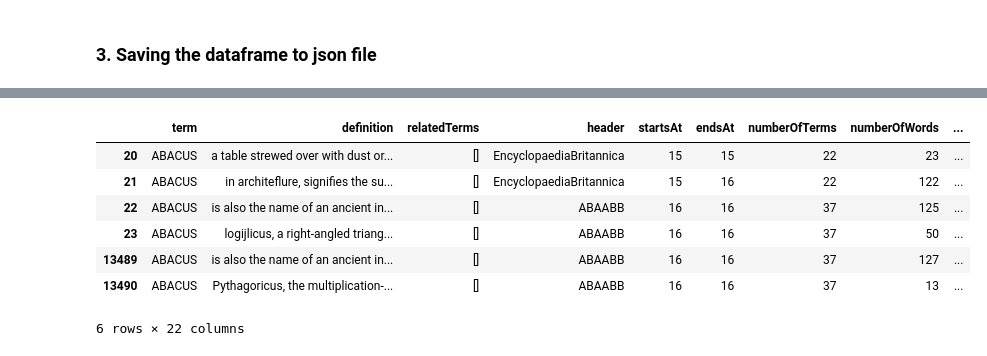
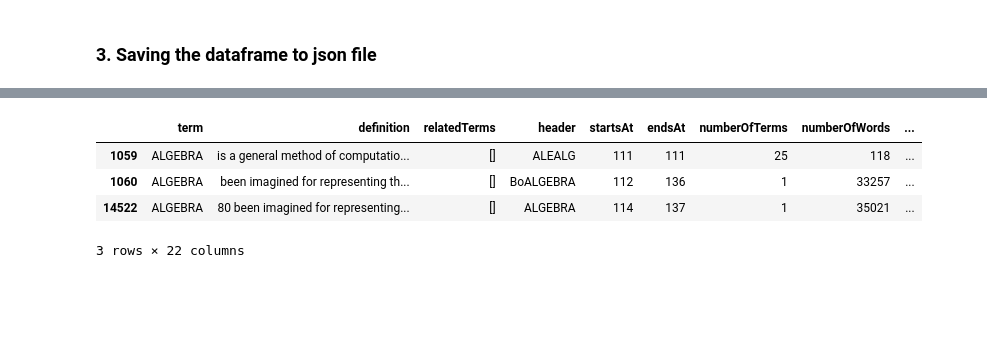
Before and after one commit to francesNLP/frances, a Jupyter notebook: NLS_EB/Notebooks/PostProcess/Merging_EB_Terms.ipynb, the cells around one changed output, grey strips where cells are left out. Drawn from its saved outputs; the diff is of its cells as text; code cells hidden in the pictures; blank space fills up the shorter version.

```diff
--- a/NLS_EB/Notebooks/PostProcess/Merging_EB_Terms.ipynb
+++ b/NLS_EB/Notebooks/PostProcess/Merging_EB_Terms.ipynb
@@ -269,8 +280,8 @@ def related_terms_info(related_terms):
                 if m is None:
                     term_up = term.upper()
                     if term_up !="FIG" and term_up !="NUMBER" and term_up!="EXAMPLE" and term_up!="PLATE" and term_up!="FIGURE":
-                        related_data.append(term_up) and term_up!="EXAMPLE" and term_up!="PLATE" and term_up!="FIGURE"
-                        related_data.append(term_up)
+                        #related_data.append(term_up) and term_up!="EXAMPLE" and term_up!="PLATE" and term_up!="FIGURE"
+                        related_data.append(term_up.strip())
     return related_data
 # %%
 def fixing_articles(query_results):
@@ -291,7 +302,7 @@ def fixing_articles(query_results):
                 new_entries=[]
                 definition=element["definition"]
                 definition_list= definition.split(" ")
-                term = element["term"]
+                term = element["term"].strip()
                 flag = 0
                 sub_elements=[]
                 for word_idx in range(0, len(definition_list)):
@@ -307,7 +318,7 @@ def fixing_articles(query_results):
 
                         new_element={}
                         elem=sub_elements[elem_idx]
-                        new_element["term"]=elem[0]
+                        new_element["term"]=elem[0].strip()
 
                         if elem_idx+1 < len(sub_elements):
                             sentence=definition_list[elem[1]+1: sub_elements[elem_idx+1][1]]
@@ -355,7 +366,7 @@ def fixing_articles(query_results):
                             new_element["edition"] = element["edition"]
 
                             new_entries.append(new_element)
-                            list_terms.append(new_element["term"])
+                            list_terms.append(new_element["term"].strip())
                             term_id += 1
 
                 if len(list_terms) > 12:
@@ -380,11 +391,12 @@ def fixing_topics(query_results):
             if (element["num_articles"] < 3) and ((element["type_page"]=="Article") or element["type_page"]=="Mix"):
 
                 prev_element = query_results[edition][page_idx-1][1]
-                element_term = element["term"]
+                element_term = element["term"].strip()
 
                 if prev_element["type_page"]=="Topic":
                     element["type_page"] = "Topic"
-                    element["term"] = prev_element["term"]
+                    #element["term"] = prev_element["term"]
+                    element["term"] = element["header"].strip()
 
                     if element["num_articles"] > 1:
                         p_dx = page_idx
@@ -790,7 +807,7 @@ Index(['term', 'definition', 'relatedTerms', 'header', 'startsAt', 'endsAt',
        'part', 'altoXML'],
       dtype='object')
 # %%
-includeKeywords=["Article", "Topic", "Mix"]
+includeKeywords=["Article", "Topic"]
 df=df[df["typeTerm"].str.contains('|'.join(includeKeywords))].reset_index(drop=True)
 # %%
 df.head(n=20)
@@ -868,12 +885,9 @@ df[df["term"]=="ABERDEEN"]
 2 rows × 22 columns
 # %%
-df[df['term'].str.contains("ABACUS")]
+df[df['term'].str.contains("ALGEBRA")]
 # %% [output]
 |  | term | definition | relatedTerms | header | startsAt | endsAt | numberOfTerms | numberOfWords | ... |
-| 20 | ABACUS | a table strewed over with dust or... | [] | EncyclopaediaBritannica | 15 | 15 | 22 | 23 | ... |
-| 21 | ABACUS | in architeflure, signifies the su... | [] | EncyclopaediaBritannica | 15 | 16 | 22 | 122 | ... |
-| 22 | ABACUS | is also the name of an ancient in... | [] | ABAABB | 16 | 16 | 37 | 125 | ... |
-| 23 | ABACUS | logijlicus, a right-angled triang... | [] | ABAABB | 16 | 16 | 37 | 50 | ... |
-| 13489 | ABACUS | is also the name of an ancient in... | [] | ABAABB | 16 | 16 | 37 | 127 | ... |
-| 13490 | ABACUS | Pythagoricus, the multiplication-... | [] | ABAABB | 16 | 16 | 37 | 13 | ... |
+| 1059 | ALGEBRA | is a general method of computatio... | [] | ALEALG | 111 | 111 | 25 | 118 | ... |
+| 1060 | ALGEBRA | been imagined for representing th... | [] | BoALGEBRA | 112 | 136 | 1 | 33257 | ... |
+| 14522 | ALGEBRA | 80 been imagined for representing... | [] | ALGEBRA | 114 | 137 | 1 | 35021 | ... |
-6 rows × 22 columns
+3 rows × 22 columns
```
Also changed, not shown: parts of 17 cells of this notebook.
